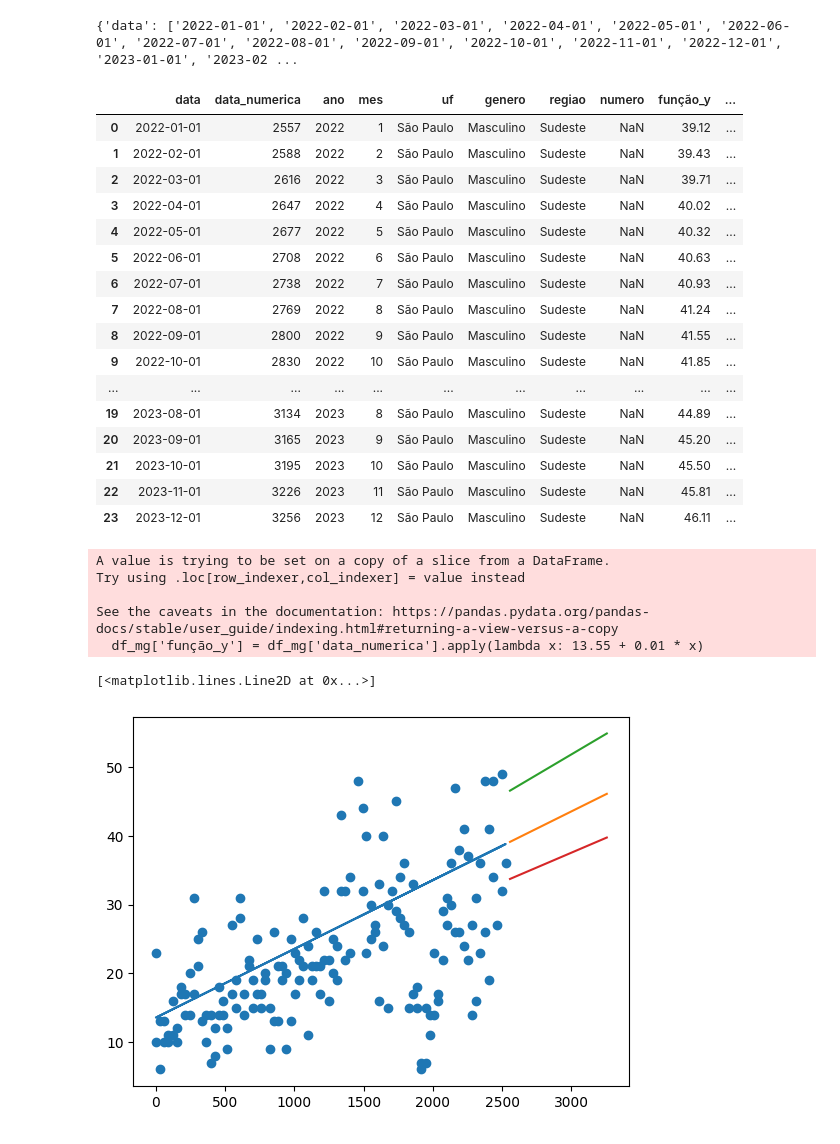
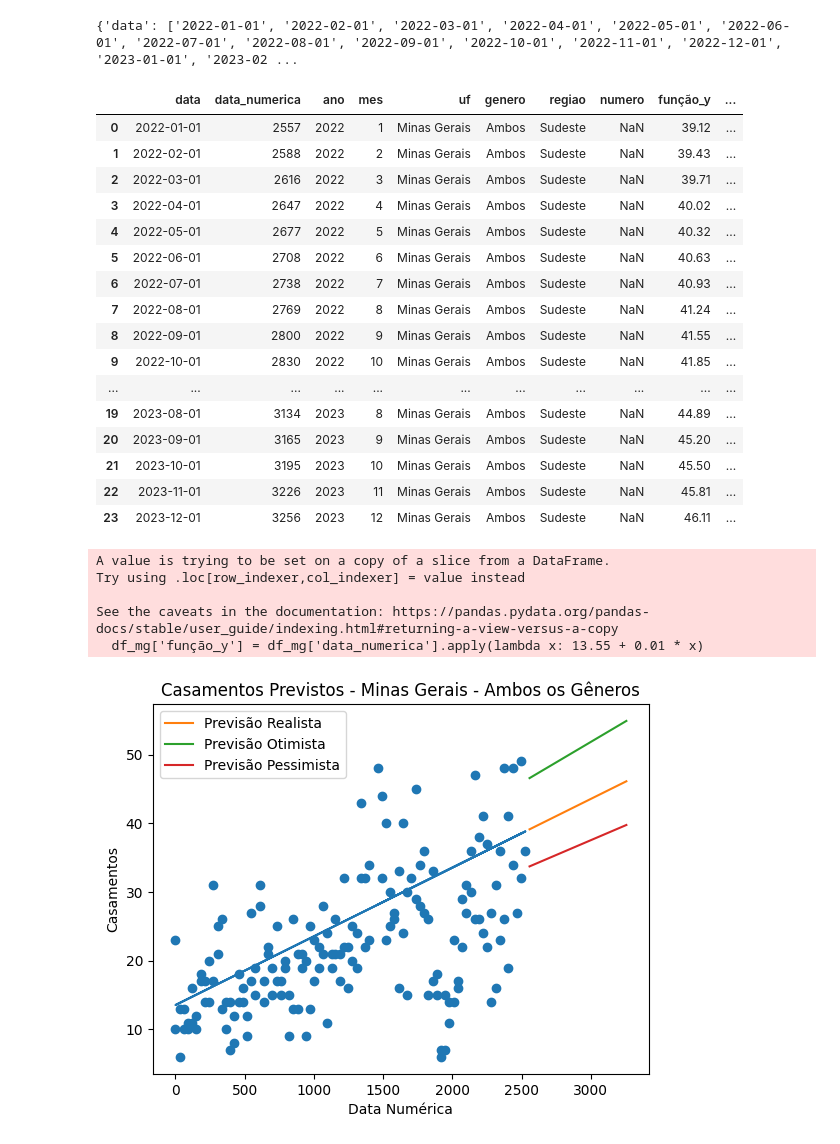
Before and after one commit to gustavo-rocha-barbosa/case-data-science-media-monks-2024, a Jupyter notebook: 2) Case Análise de Dados/main.ipynb, the cells around one changed output. Cells and saved outputs as stored; diff of their text form; code cells hidden in the pictures.

```diff
--- a/2) Case Análise de Dados/main.ipynb
+++ b/2) Case Análise de Dados/main.ipynb
@@ -1382,8 +1431,8 @@ df_novo_mg['data'] = pd.to_datetime(df_novo_mg['data'])
 df_novo_mg['data_numerica'] = (df_novo_mg['data'] - df_mg['data'].min()).dt.days
 df_novo_mg['ano'] =df_novo_mg['data'].dt.year
 df_novo_mg['mes'] = df_novo_mg['data'].dt.month
-df_novo_mg['uf'] = ['São Paulo']*len(df_novo_mg['data'])
-df_novo_mg['genero'] = ['Masculino']*len(df_novo_mg['data'])
+df_novo_mg['uf'] = ['Minas Gerais']*len(df_novo_mg['data'])
+df_novo_mg['genero'] = ['Ambos']*len(df_novo_mg['data'])
 df_novo_mg['regiao'] = ['Sudeste']*len(df_novo_mg['data'])
 df_novo_mg['numero'] = [np.nan]*len(df_novo_mg['data']) #Não há dados reais, portanto acrescentei NaN nesta coluna
 df_novo_mg['função_y'] = df_novo_mg['data_numerica'].apply(lambda x: 13.55 + 0.01 * x) #Dados previstos
@@ -1395,35 +1444,39 @@ df_novo_mg['previsão_pessimista'] = df_novo_mg['data_numerica'].apply(lambda x:
 df_novo_mg
 # %% [output]
 |  | data | data_numerica | ano | mes | uf | genero | regiao | numero | função_y | ... |
-| 0 | 2022-01-01 | 2557 | 2022 | 1 | São Paulo | Masculino | Sudeste | NaN | 39.12 | ... |
-| 1 | 2022-02-01 | 2588 | 2022 | 2 | São Paulo | Masculino | Sudeste | NaN | 39.43 | ... |
-| 2 | 2022-03-01 | 2616 | 2022 | 3 | São Paulo | Masculino | Sudeste | NaN | 39.71 | ... |
-| 3 | 2022-04-01 | 2647 | 2022 | 4 | São Paulo | Masculino | Sudeste | NaN | 40.02 | ... |
-| 4 | 2022-05-01 | 2677 | 2022 | 5 | São Paulo | Masculino | Sudeste | NaN | 40.32 | ... |
-| 5 | 2022-06-01 | 2708 | 2022 | 6 | São Paulo | Masculino | Sudeste | NaN | 40.63 | ... |
-| 6 | 2022-07-01 | 2738 | 2022 | 7 | São Paulo | Masculino | Sudeste | NaN | 40.93 | ... |
-| 7 | 2022-08-01 | 2769 | 2022 | 8 | São Paulo | Masculino | Sudeste | NaN | 41.24 | ... |
-| 8 | 2022-09-01 | 2800 | 2022 | 9 | São Paulo | Masculino | Sudeste | NaN | 41.55 | ... |
-| 9 | 2022-10-01 | 2830 | 2022 | 10 | São Paulo | Masculino | Sudeste | NaN | 41.85 | ... |
+| 0 | 2022-01-01 | 2557 | 2022 | 1 | Minas Gerais | Ambos | Sudeste | NaN | 39.12 | ... |
+| 1 | 2022-02-01 | 2588 | 2022 | 2 | Minas Gerais | Ambos | Sudeste | NaN | 39.43 | ... |
+| 2 | 2022-03-01 | 2616 | 2022 | 3 | Minas Gerais | Ambos | Sudeste | NaN | 39.71 | ... |
+| 3 | 2022-04-01 | 2647 | 2022 | 4 | Minas Gerais | Ambos | Sudeste | NaN | 40.02 | ... |
+| 4 | 2022-05-01 | 2677 | 2022 | 5 | Minas Gerais | Ambos | Sudeste | NaN | 40.32 | ... |
+| 5 | 2022-06-01 | 2708 | 2022 | 6 | Minas Gerais | Ambos | Sudeste | NaN | 40.63 | ... |
+| 6 | 2022-07-01 | 2738 | 2022 | 7 | Minas Gerais | Ambos | Sudeste | NaN | 40.93 | ... |
+| 7 | 2022-08-01 | 2769 | 2022 | 8 | Minas Gerais | Ambos | Sudeste | NaN | 41.24 | ... |
+| 8 | 2022-09-01 | 2800 | 2022 | 9 | Minas Gerais | Ambos | Sudeste | NaN | 41.55 | ... |
+| 9 | 2022-10-01 | 2830 | 2022 | 10 | Minas Gerais | Ambos | Sudeste | NaN | 41.85 | ... |
 | ... | ... | ... | ... | ... | ... | ... | ... | ... | ... | ... |
-| 19 | 2023-08-01 | 3134 | 2023 | 8 | São Paulo | Masculino | Sudeste | NaN | 44.89 | ... |
-| 20 | 2023-09-01 | 3165 | 2023 | 9 | São Paulo | Masculino | Sudeste | NaN | 45.20 | ... |
-| 21 | 2023-10-01 | 3195 | 2023 | 10 | São Paulo | Masculino | Sudeste | NaN | 45.50 | ... |
-| 22 | 2023-11-01 | 3226 | 2023 | 11 | São Paulo | Masculino | Sudeste | NaN | 45.81 | ... |
-| 23 | 2023-12-01 | 3256 | 2023 | 12 | São Paulo | Masculino | Sudeste | NaN | 46.11 | ... |
+| 19 | 2023-08-01 | 3134 | 2023 | 8 | Minas Gerais | Ambos | Sudeste | NaN | 44.89 | ... |
+| 20 | 2023-09-01 | 3165 | 2023 | 9 | Minas Gerais | Ambos | Sudeste | NaN | 45.20 | ... |
+| 21 | 2023-10-01 | 3195 | 2023 | 10 | Minas Gerais | Ambos | Sudeste | NaN | 45.50 | ... |
+| 22 | 2023-11-01 | 3226 | 2023 | 11 | Minas Gerais | Ambos | Sudeste | NaN | 45.81 | ... |
+| 23 | 2023-12-01 | 3256 | 2023 | 12 | Minas Gerais | Ambos | Sudeste | NaN | 46.11 | ... |
 # %%
 df_mg['função_y'] = df_mg['data_numerica'].apply(lambda x: 13.55 + 0.01 * x)
 #Gráfico Final
 plt.plot(df_mg['data_numerica'], df_mg['função_y'])
 plt.scatter(df_mg['data_numerica'], df_mg['numero'])
-plt.plot(df_novo_mg['data_numerica'], df_novo_mg['função_y'])
-plt.plot(df_novo_mg['data_numerica'], df_novo_mg['previsão_otimista'])
-plt.plot(df_novo_mg['data_numerica'], df_novo_mg['previsão_pessimista'])
+plt.plot(df_novo_mg['data_numerica'], df_novo_mg['função_y'], label='Previsão Realista')
+plt.plot(df_novo_mg['data_numerica'], df_novo_mg['previsão_otimista'], label='Previsão Otimista')
+plt.plot(df_novo_mg['data_numerica'], df_novo_mg['previsão_pessimista'], label='Previsão Pessimista')
+plt.title('Casamentos Previstos - Minas Gerais - Ambos os Gêneros')
+plt.xlabel('Data Numérica')
+plt.ylabel('Casamentos')
+plt.legend()
+plt.show()
 # %% [output]
 A value is trying to be set on a copy of a slice from a DataFrame.
 Try using .loc[row_indexer,col_indexer] = value instead
 
 See the caveats in the documentation: https://pandas.pydata.org/pandas-docs/stable/user_guide/indexing.html#returning-a-view-versus-a-copy
   df_mg['função_y'] = df_mg['data_numerica'].apply(lambda x: 13.55 + 0.01 * x)
-[<matplotlib.lines.Line2D at 0x...>]
-[figure, old version]
+[figure, new version]
```
Also changed, not shown: parts of 50 cells of this notebook, 6 other files.
